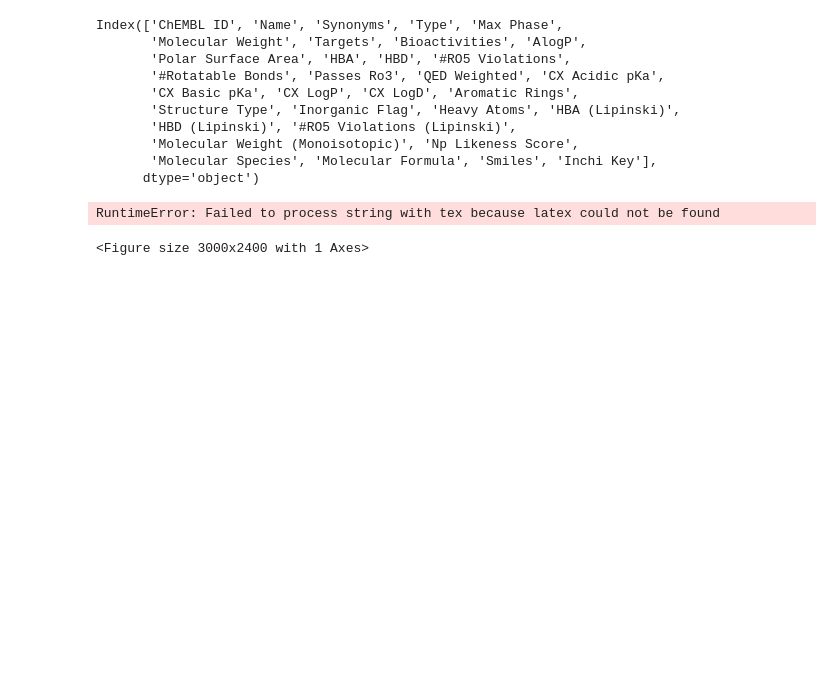
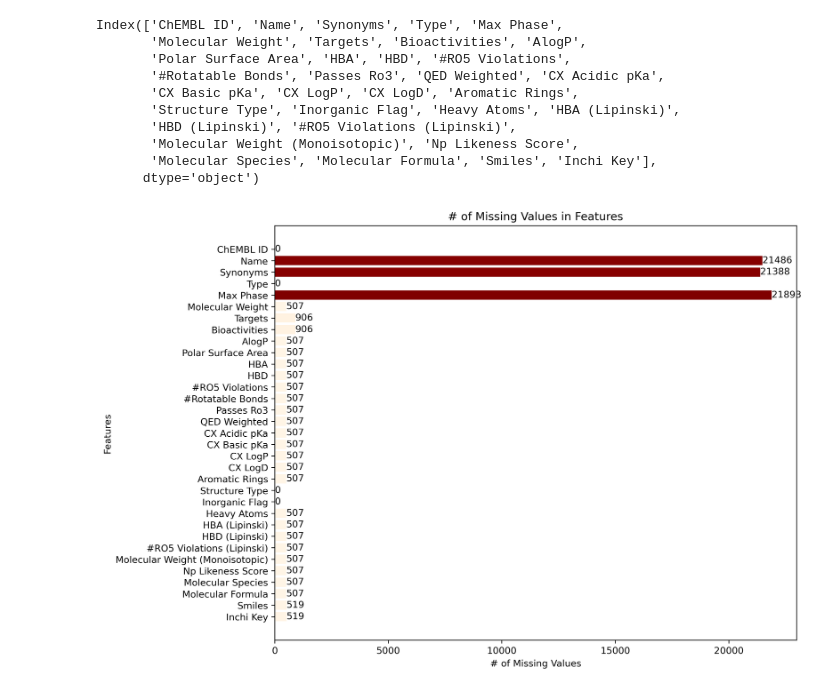
Before and after one commit to UserZetsu/GAN_Clinical, a Jupyter notebook: main.ipynb, the cells around one changed output. Saved outputs shown, nothing was run; the diff lists cells and outputs as text; code cells hidden in the pictures; blank space fills up the shorter version.

```diff
--- a/main.ipynb
+++ b/main.ipynb
@@ -35,28 +39,27 @@ Index(['ChEMBL ID', 'Name', 'Synonyms', 'Type', 'Max Phase',
 # %%
 # Count number of missing in each column
 missing_values = chembl.isnull().sum()
 
 
 # Style
-plt.style.use("science")
+plt.style.use("default")
 plt.figure(figsize=(10, 8), dpi=300)
 
 # Normalize the missing values to range [0, 1]
 normalized_missing_values = missing_values / max(missing_values)
 cmap = plt.cm.get_cmap("OrRd")
 colors = cmap(normalized_missing_values)
 
 # Plotting
-null_val_bar = plt.barh(chembl.columns, missing_values, color = colors)
+null_val_bar = plt.barh(chembl.columns[::-1], missing_values[::-1], color = colors[::-1])
 
 # Title and Labels
 plt.title('# of Missing Values in Features')
 plt.bar_label(null_val_bar)
 plt.ylabel('Features', color = 'black')
 plt.xlabel('# of Missing Values', color = 'black')
 
 # Show
 plt.show()
 # %% [output]
-RuntimeError: Failed to process string with tex because latex could not be found
-<Figure size 3000x2400 with 1 Axes>
+[figure, added]
```
Also changed, not shown: parts of 1 cell of this notebook.
